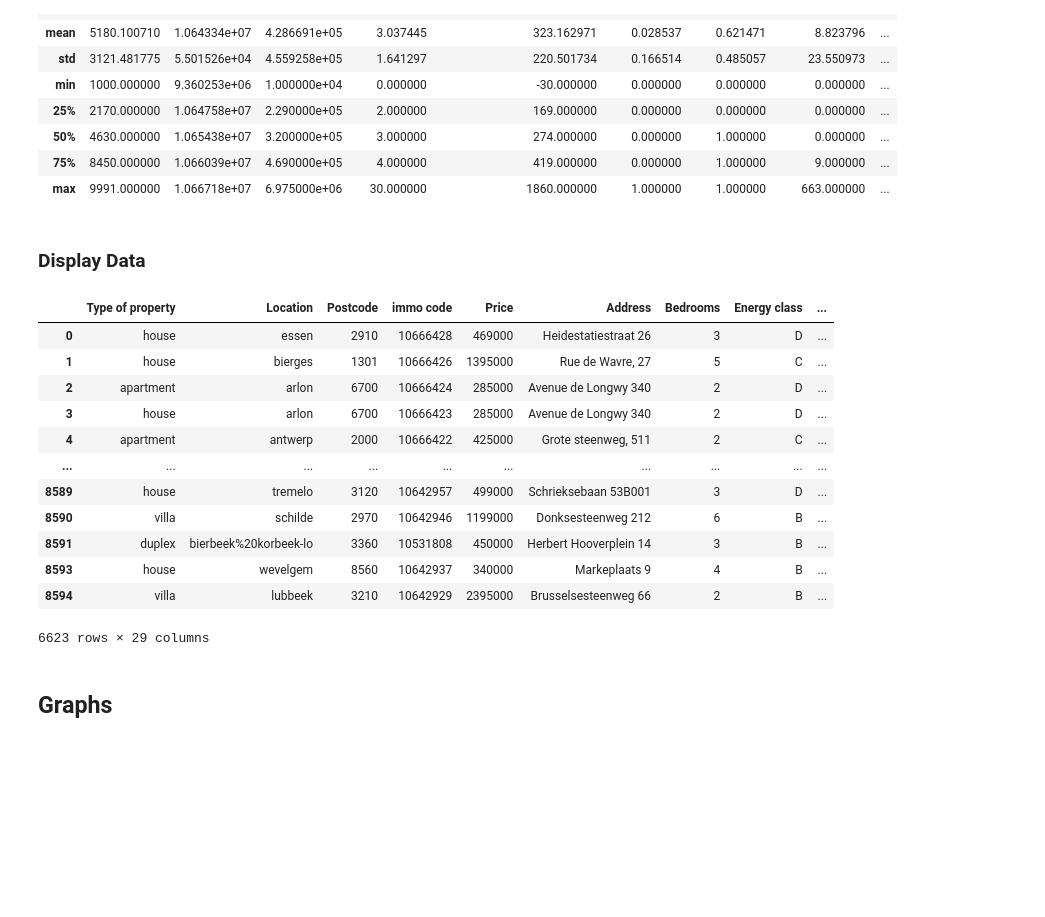
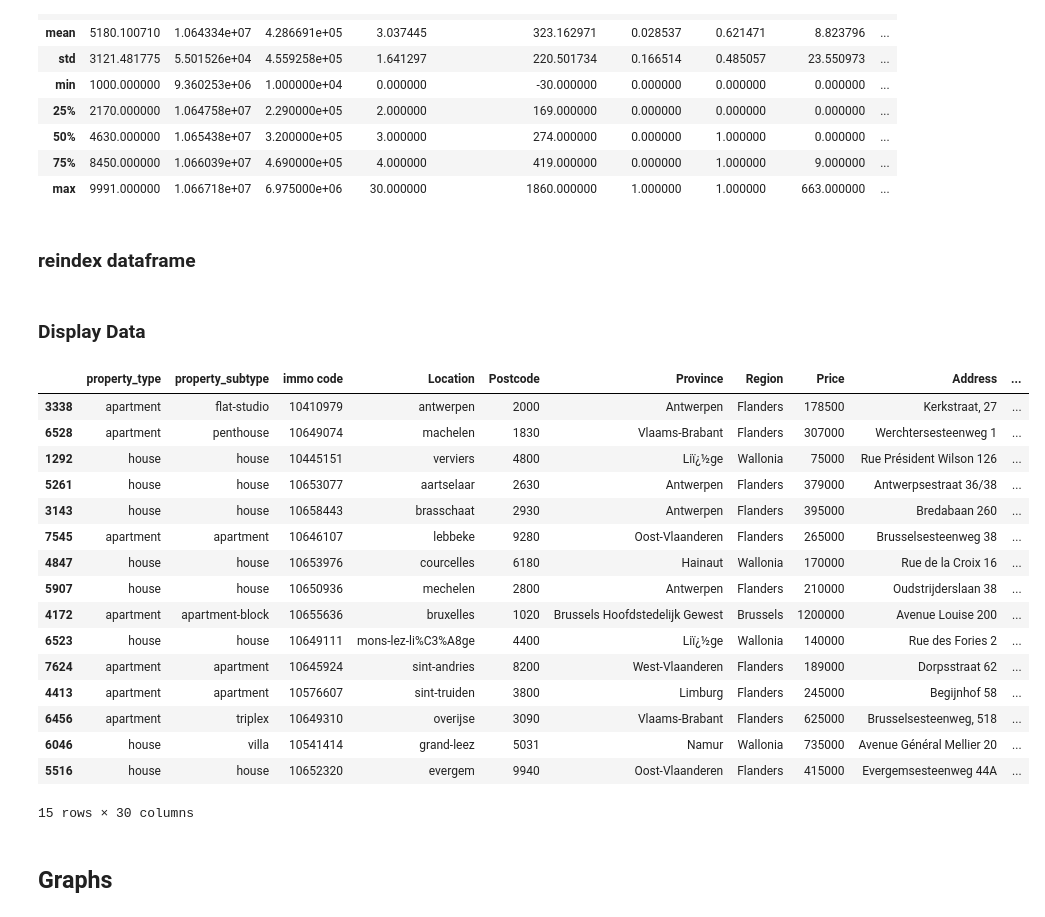
Before and after one commit to DeFre/ImmoEliza-data-analysis, a Jupyter notebook: data-exploration/data-analysis-test.ipynb, the cells around one changed output. Cells and saved outputs as stored; diff of their text form; code cells hidden in the pictures; blank space fills up the shorter version.

Commit message:
reindexed df columns

```diff
--- a/data-exploration/data-analysis-test.ipynb
+++ b/data-exploration/data-analysis-test.ipynb
@@ -505,3 +506,5 @@ properties_raw.describe()
 | 50% | 4630.000000 | 1.065438e+07 | 3.200000e+05 | 3.000000 | 274.000000 | 0.000000 | 1.000000 | 0.000000 | ... |
 | 75% | 8450.000000 | 1.066039e+07 | 4.690000e+05 | 4.000000 | 419.000000 | 0.000000 | 1.000000 | 9.000000 | ... |
 | max | 9991.000000 | 1.066718e+07 | 6.975000e+06 | 30.000000 | 1860.000000 | 1.000000 | 1.000000 | 663.000000 | ... |
+# %% [markdown]
+### reindex dataframe
@@ -508,21 +515,25 @@ properties_raw.describe()
 # %% [markdown]
 ### Display Data
 # %%
-display(properties_raw)
+display(properties_raw.sample(15))
 # %% [output]
-|  | Type of property | Location | Postcode | immo code | Price | Address | Bedrooms | Energy class | ... |
-| 0 | house | essen | 2910 | 10666428 | 469000 | Heidestatiestraat 26 | 3 | D | ... |
-| 1 | house | bierges | 1301 | 10666426 | 1395000 | Rue de Wavre, 27 | 5 | C | ... |
-| 2 | apartment | arlon | 6700 | 10666424 | 285000 | Avenue de Longwy 340 | 2 | D | ... |
-| 3 | house | arlon | 6700 | 10666423 | 285000 | Avenue de Longwy 340 | 2 | D | ... |
-| 4 | apartment | antwerp | 2000 | 10666422 | 425000 | Grote steenweg, 511 | 2 | C | ... |
-| ... | ... | ... | ... | ... | ... | ... | ... | ... | ... |
-| 8589 | house | tremelo | 3120 | 10642957 | 499000 | Schrieksebaan 53B001 | 3 | D | ... |
-| 8590 | villa | schilde | 2970 | 10642946 | 1199000 | Donksesteenweg 212 | 6 | B | ... |
-| 8591 | duplex | bierbeek%20korbeek-lo | 3360 | 10531808 | 450000 | Herbert Hooverplein 14 | 3 | B | ... |
-| 8593 | house | wevelgem | 8560 | 10642937 | 340000 | Markeplaats 9 | 4 | B | ... |
-| 8594 | villa | lubbeek | 3210 | 10642929 | 2395000 | Brusselsesteenweg 66 | 2 | B | ... |
+|  | property_type | property_subtype | immo code | Location | Postcode | Province | Region | Price | Address | ... |
+| 3338 | apartment | flat-studio | 10410979 | antwerpen | 2000 | Antwerpen | Flanders | 178500 | Kerkstraat, 27 | ... |
+| 6528 | apartment | penthouse | 10649074 | machelen | 1830 | Vlaams-Brabant | Flanders | 307000 | Werchtersesteenweg 1 | ... |
+| 1292 | house | house | 10445151 | verviers | 4800 | Liï¿½ge | Wallonia | 75000 | Rue Président Wilson 126 | ... |
+| 5261 | house | house | 10653077 | aartselaar | 2630 | Antwerpen | Flanders | 379000 | Antwerpsestraat 36/38 | ... |
+| 3143 | house | house | 10658443 | brasschaat | 2930 | Antwerpen | Flanders | 395000 | Bredabaan 260 | ... |
+| 7545 | apartment | apartment | 10646107 | lebbeke | 9280 | Oost-Vlaanderen | Flanders | 265000 | Brusselsesteenweg 38 | ... |
+| 4847 | house | house | 10653976 | courcelles | 6180 | Hainaut | Wallonia | 170000 | Rue de la Croix 16 | ... |
+| 5907 | house | house | 10650936 | mechelen | 2800 | Antwerpen | Flanders | 210000 | Oudstrijderslaan 38 | ... |
+| 4172 | apartment | apartment-block | 10655636 | bruxelles | 1020 | Brussels Hoofdstedelijk Gewest | Brussels | 1200000 | Avenue Louise 200 | ... |
+| 6523 | house | house | 10649111 | mons-lez-li%C3%A8ge | 4400 | Liï¿½ge | Wallonia | 140000 | Rue des Fories 2 | ... |
+| 7624 | apartment | apartment | 10645924 | sint-andries | 8200 | West-Vlaanderen | Flanders | 189000 | Dorpsstraat 62 | ... |
+| 4413 | apartment | apartment | 10576607 | sint-truiden | 3800 | Limburg | Flanders | 245000 | Begijnhof 58 | ... |
+| 6456 | apartment | triplex | 10649310 | overijse | 3090 | Vlaams-Brabant | Flanders | 625000 | Brusselsesteenweg, 518 | ... |
+| 6046 | house | villa | 10541414 | grand-leez | 5031 | Namur | Wallonia | 735000 | Avenue Général Mellier 20 | ... |
+| 5516 | house | house | 10652320 | evergem | 9940 | Oost-Vlaanderen | Flanders | 415000 | Evergemsesteenweg 44A | ... |
-6623 rows × 29 columns
+15 rows × 30 columns
 # %% [markdown]
 ## Graphs
 # %%
```
Also changed, not shown: parts of 12 cells of this notebook, 1 other file.
